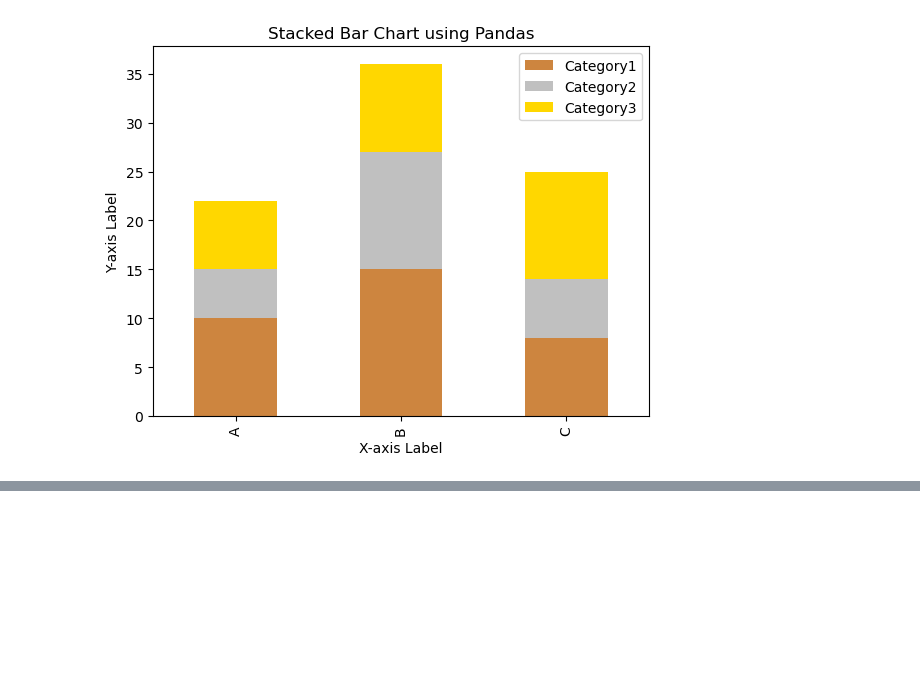
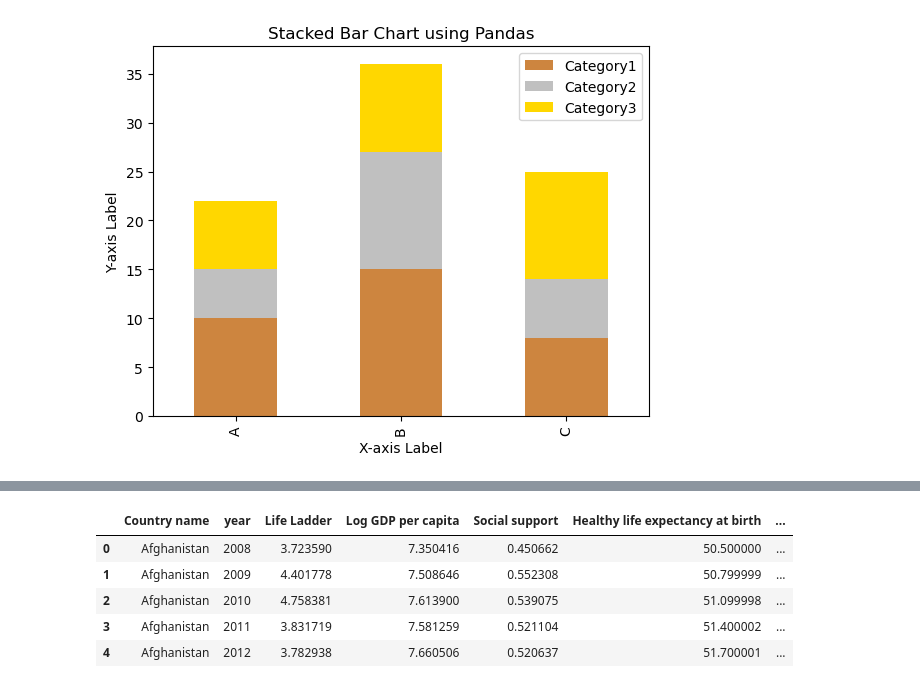
Before and after one commit to JimGile/group3-project1, a Jupyter notebook: src/jg_scratch.ipynb, the cells around one changed output, grey strips where cells are left out. Cells and saved outputs as stored; diff of their text form; code cells hidden in the pictures; blank space fills up the shorter version.

```diff
--- a/src/jg_scratch.ipynb
+++ b/src/jg_scratch.ipynb
@@ -29,0 +68,9 @@ plt.show()
+# %%
+df.head()
+# %% [output]
+|  | Country name | year | Life Ladder | Log GDP per capita | Social support | Healthy life expectancy at birth | ... |
+| 0 | Afghanistan | 2008 | 3.723590 | 7.350416 | 0.450662 | 50.500000 | ... |
+| 1 | Afghanistan | 2009 | 4.401778 | 7.508646 | 0.552308 | 50.799999 | ... |
+| 2 | Afghanistan | 2010 | 4.758381 | 7.613900 | 0.539075 | 51.099998 | ... |
+| 3 | Afghanistan | 2011 | 3.831719 | 7.581259 | 0.521104 | 51.400002 | ... |
+| 4 | Afghanistan | 2012 | 3.782938 | 7.660506 | 0.520637 | 51.700001 | ... |
```
Also changed, not shown: parts of 4 cells of this notebook, 1 other file.
